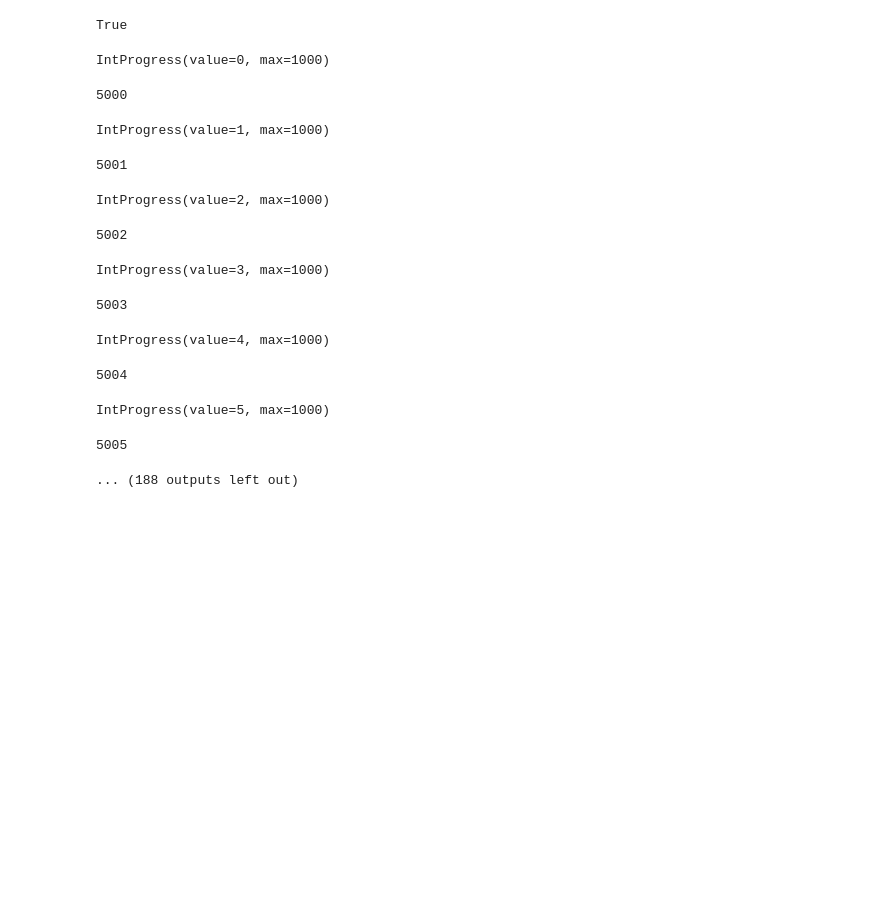
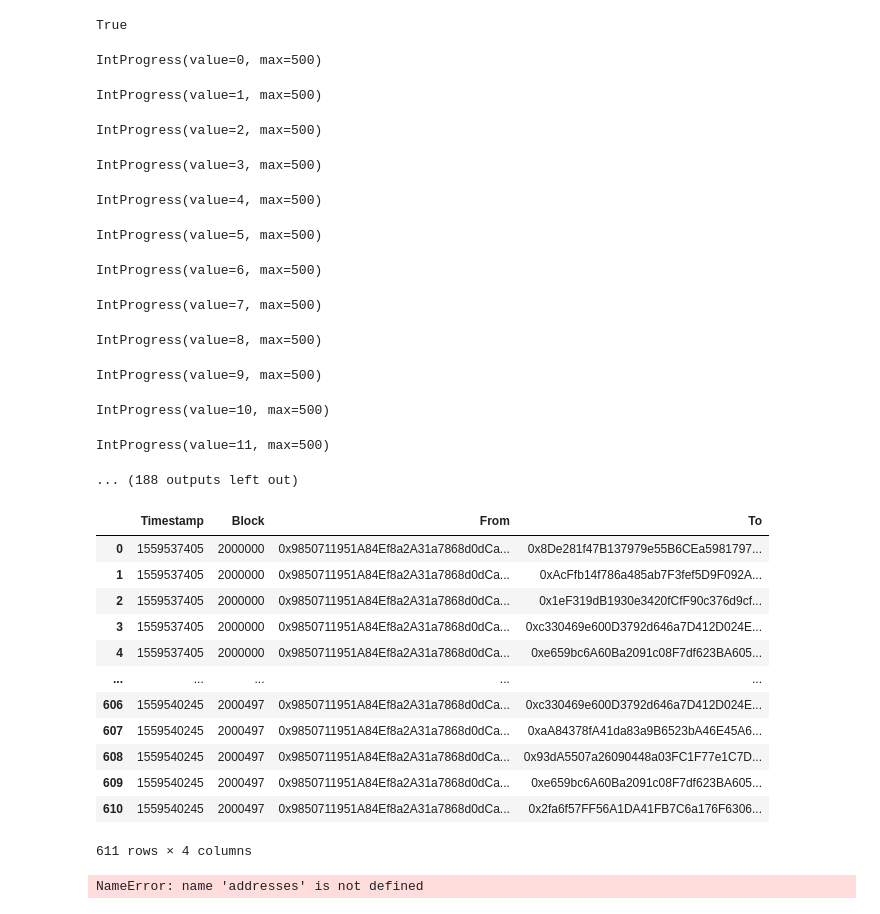
Before and after one commit to kiview/ethereum-network-analysis, a Jupyter notebook: web3.ipynb, the cells around one changed output. Saved outputs shown, nothing was run; the diff lists cells and outputs as text; code cells hidden in the pictures; blank space fills up the shorter version.

```diff
--- a/web3.ipynb
+++ b/web3.ipynb
@@ -16,30 +13,52 @@ w3.isConnected()
 # %% [output]
 True
+# %%
+start_block = 2000000
+end_block = 2000500
+progress = IntProgress(min=0, max=(end_block - start_block))
 # %%
 progress = IntProgress(min=0, max=(end_block - start_block))
+addresses = set()
 transactions = []
 for idx in range(start_block, end_block):
     display(progress)
     b = w3.eth.getBlock(idx, full_transactions=True)
     for tx in b.transactions:
-        transactions.append([b.timestamp, tx['to'], tx['from']])
+        addresses.add(tx['to'])
+        addresses.add(tx['from'])
+        transactions.append([b.timestamp, idx, tx['to'], tx['from']])
 
     progress.value += 1
 # %% [output]
-IntProgress(value=0, max=1000)
+IntProgress(value=0, max=500)
-5000
+IntProgress(value=1, max=500)
-IntProgress(value=1, max=1000)
+IntProgress(value=2, max=500)
-5001
+IntProgress(value=3, max=500)
-IntProgress(value=2, max=1000)
+IntProgress(value=4, max=500)
-5002
+IntProgress(value=5, max=500)
-IntProgress(value=3, max=1000)
+IntProgress(value=6, max=500)
-5003
+IntProgress(value=7, max=500)
-IntProgress(value=4, max=1000)
+IntProgress(value=8, max=500)
-5004
+IntProgress(value=9, max=500)
-IntProgress(value=5, max=1000)
+IntProgress(value=10, max=500)
-5005
+IntProgress(value=11, max=500)
 ... (188 outputs left out)
 # %%
-df = pd.DataFrame(transactions, columns = ['Timestamp', 'From', 'To'])
+df = pd.DataFrame(transactions, columns = ['Timestamp', 'Block', 'From', 'To'])
 df.to_hdf('transactions.h5', key='raw_transactions', mode='a')
+
 df
+# %% [output]
+|  | Timestamp | Block | From | To |
+| 0 | 1559537405 | 2000000 | 0x9850711951A84Ef8a2A31a7868d0dCa... | 0x8De281f47B137979e55B6CEa5981797... |
+| 1 | 1559537405 | 2000000 | 0x9850711951A84Ef8a2A31a7868d0dCa... | 0xAcFfb14f786a485ab7F3fef5D9F092A... |
+| 2 | 1559537405 | 2000000 | 0x9850711951A84Ef8a2A31a7868d0dCa... | 0x1eF319dB1930e3420fCfF90c376d9cf... |
+| 3 | 1559537405 | 2000000 | 0x9850711951A84Ef8a2A31a7868d0dCa... | 0xc330469e600D3792d646a7D412D024E... |
+| 4 | 1559537405 | 2000000 | 0x9850711951A84Ef8a2A31a7868d0dCa... | 0xe659bc6A60Ba2091c08F7df623BA605... |
+| ... | ... | ... | ... | ... |
+| 606 | 1559540245 | 2000497 | 0x9850711951A84Ef8a2A31a7868d0dCa... | 0xc330469e600D3792d646a7D412D024E... |
+| 607 | 1559540245 | 2000497 | 0x9850711951A84Ef8a2A31a7868d0dCa... | 0xaA84378fA41da83a9B6523bA46E45A6... |
+| 608 | 1559540245 | 2000497 | 0x9850711951A84Ef8a2A31a7868d0dCa... | 0x93dA5507a26090448a03FC1F77e1C7D... |
+| 609 | 1559540245 | 2000497 | 0x9850711951A84Ef8a2A31a7868d0dCa... | 0xe659bc6A60Ba2091c08F7df623BA605... |
+| 610 | 1559540245 | 2000497 | 0x9850711951A84Ef8a2A31a7868d0dCa... | 0x2fa6f57FF56A1DA41FB7C6a176F6306... |
+611 rows × 4 columns
@@ -48,0 +67,16 @@ tnet.network
+# %%
+# Replace addresses by vertex index
+df['t'] = df['Block']
+df['t'] = df['t'] - df['Block'][0] + 1
+
+df['i'] = df['From']
+df['j'] = df['To']
+
+for i, val in enumerate(addresses):
+  df.loc[df['i'] == val, 'i'] = i
+  df.loc[df['j'] == val, 'j'] = i
+
+df.to_hdf('transactions.h5', key='indexed_vertices', mode='a')
+df
+# %% [output]
+NameError: name 'addresses' is not defined
```
Also changed, not shown: parts of 7 cells of this notebook.
